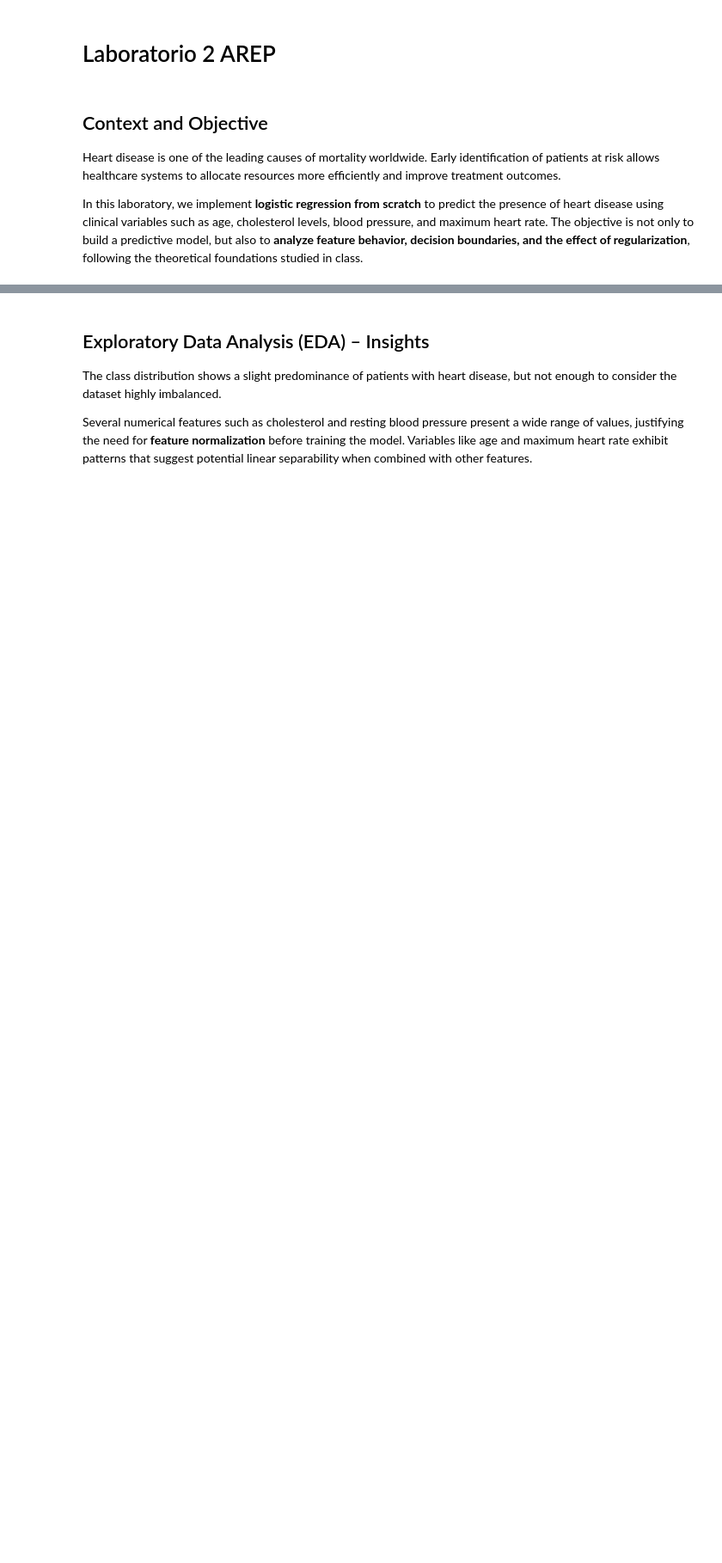
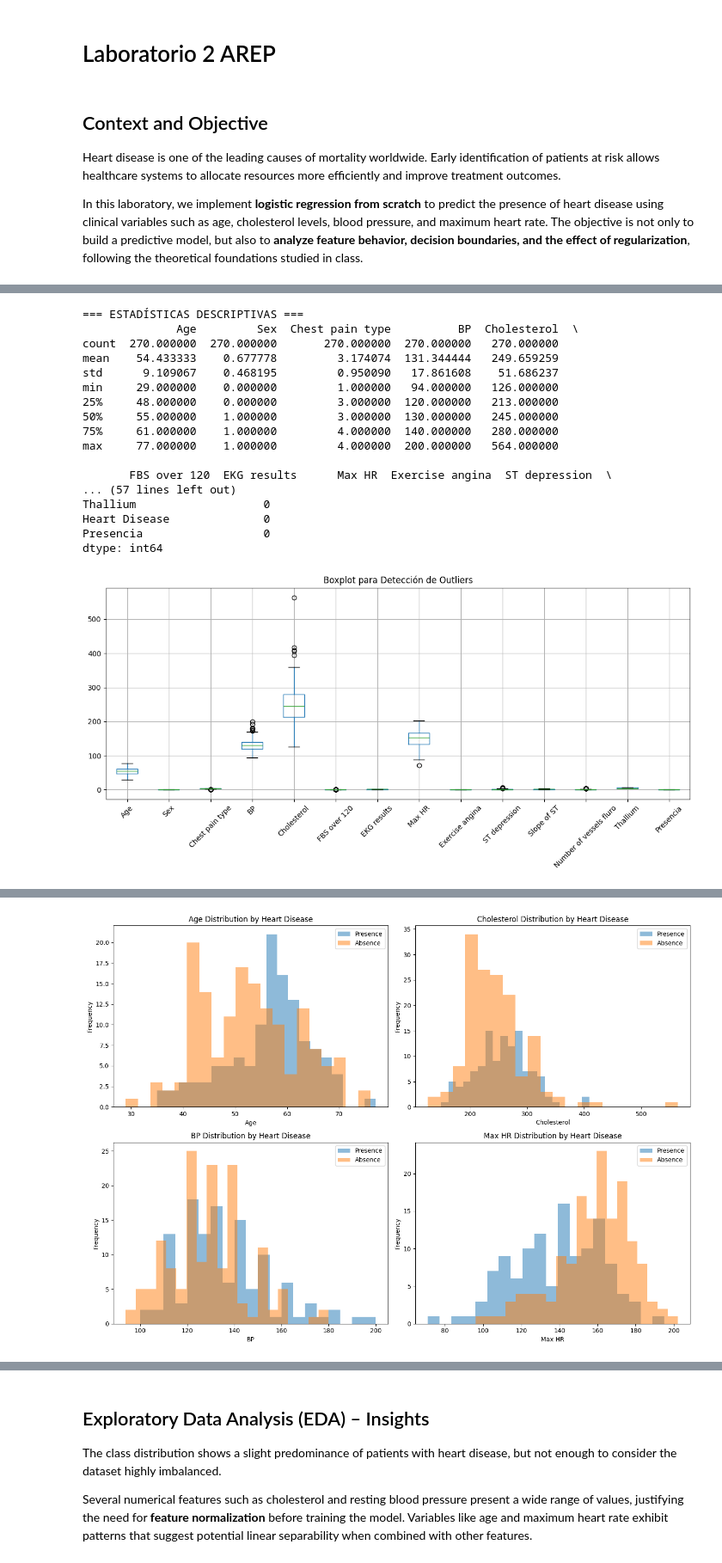
Before and after one commit to IvanCamiloCubillos13/AREP_LAB02, a Jupyter notebook: lab02.ipynb, the cells around one changed output, grey strips where cells are left out. Shown at 86% size. Saved outputs shown, nothing was run; the diff lists cells and outputs as text; code cells hidden in the pictures; blank space fills up the shorter version.

```diff
--- a/lab02.ipynb
+++ b/lab02.ipynb
@@ -34,0 +29,72 @@ The dataset used in this laboratory was obtained from Kaggle and contains **270
+# %%
+print("=== ESTADÍSTICAS DESCRIPTIVAS ===")
+print(df.describe())
+print("\nInformación del dataset:")
+print(df.info())
+
+print("\n=== VALORES FALTANTES ===")
+print(df.isnull().sum())
+
+
+import matplotlib.pyplot as plt
+
+plt.figure(figsize=(12,6))
+df.boxplot()
+plt.xticks(rotation=45)
+plt.title("Boxplot para Detección de Outliers")
+plt.tight_layout()
+plt.show()
+
+import numpy as np
+
+numeric_cols = df.select_dtypes(include=[np.number]).columns
+correlation_matrix = df[numeric_cols].corr()
+
+plt.figure(figsize=(12, 10))
+plt.imshow(correlation_matrix, cmap='coolwarm', aspect='auto')
+plt.colorbar()
+plt.xticks(range(len(correlation_matrix)), correlation_matrix.columns, rotation=90)
+plt.yticks(range(len(correlation_matrix)), correlation_matrix.columns)
+plt.title("Matriz de Correlación de Features")
+
+for i in range(len(correlation_matrix)):
+    for j in range(len(correlation_matrix)):
+        plt.text(j, i, f'{correlation_matrix.iloc[i, j]:.2f}',
+                ha="center", va="center", color="black", fontsize=8)
+plt.tight_layout()
+plt.show()
+
+features_to_plot = ['Age', 'Cholesterol', 'BP', 'Max HR']
+
+fig, axes = plt.subplots(2, 2, figsize=(14, 10))
+axes = axes.ravel()
+
+for idx, feature in enumerate(features_to_plot):
+    axes[idx].hist(df[df['Presencia']==1][feature], alpha=0.5, label='Presence', bins=20)
+    axes[idx].hist(df[df['Presencia']==0][feature], alpha=0.5, label='Absence', bins=20)
+    axes[idx].set_xlabel(feature)
+    axes[idx].set_ylabel('Frequency')
+    axes[idx].set_title(f'{feature} Distribution by Heart Disease')
+    axes[idx].legend()
+
+plt.tight_layout()
+plt.show()
+# %% [output]
+=== ESTADÍSTICAS DESCRIPTIVAS ===
+              Age         Sex  Chest pain type          BP  Cholesterol  \
+count  270.000000  270.000000       270.000000  270.000000   270.000000
+mean    54.433333    0.677778         3.174074  131.344444   249.659259
+std      9.109067    0.468195         0.950090   17.861608    51.686237
+min     29.000000    0.000000         1.000000   94.000000   126.000000
+25%     48.000000    0.000000         3.000000  120.000000   213.000000
+50%     55.000000    1.000000         3.000000  130.000000   245.000000
+75%     61.000000    1.000000         4.000000  140.000000   280.000000
+max     77.000000    1.000000         4.000000  200.000000   564.000000
+
+       FBS over 120  EKG results      Max HR  Exercise angina  ST depression  \
+... (57 lines left out)
+Thallium                   0
+Heart Disease              0
+Presencia                  0
+dtype: int64
+[figure, added]
@@ -35,3 +102,4 @@ The dataset used in this laboratory was obtained from Kaggle and contains **270
+[figure, added]
 # %%
 df["Presencia"].value_counts().plot(kind="bar")
 plt.title("Distribución de clases")
```
Also changed, not shown: parts of 17 cells of this notebook, 1 other file.
